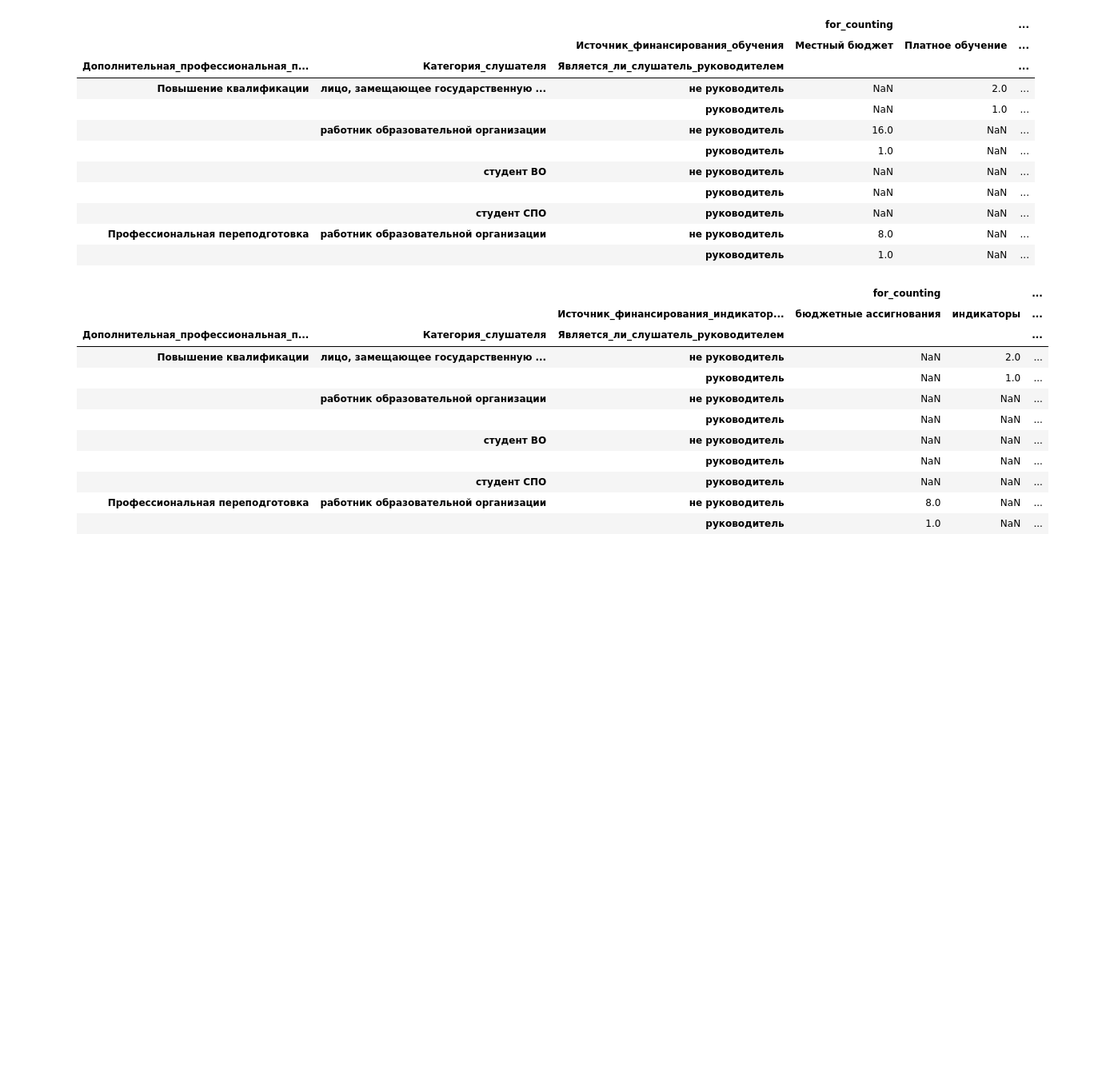
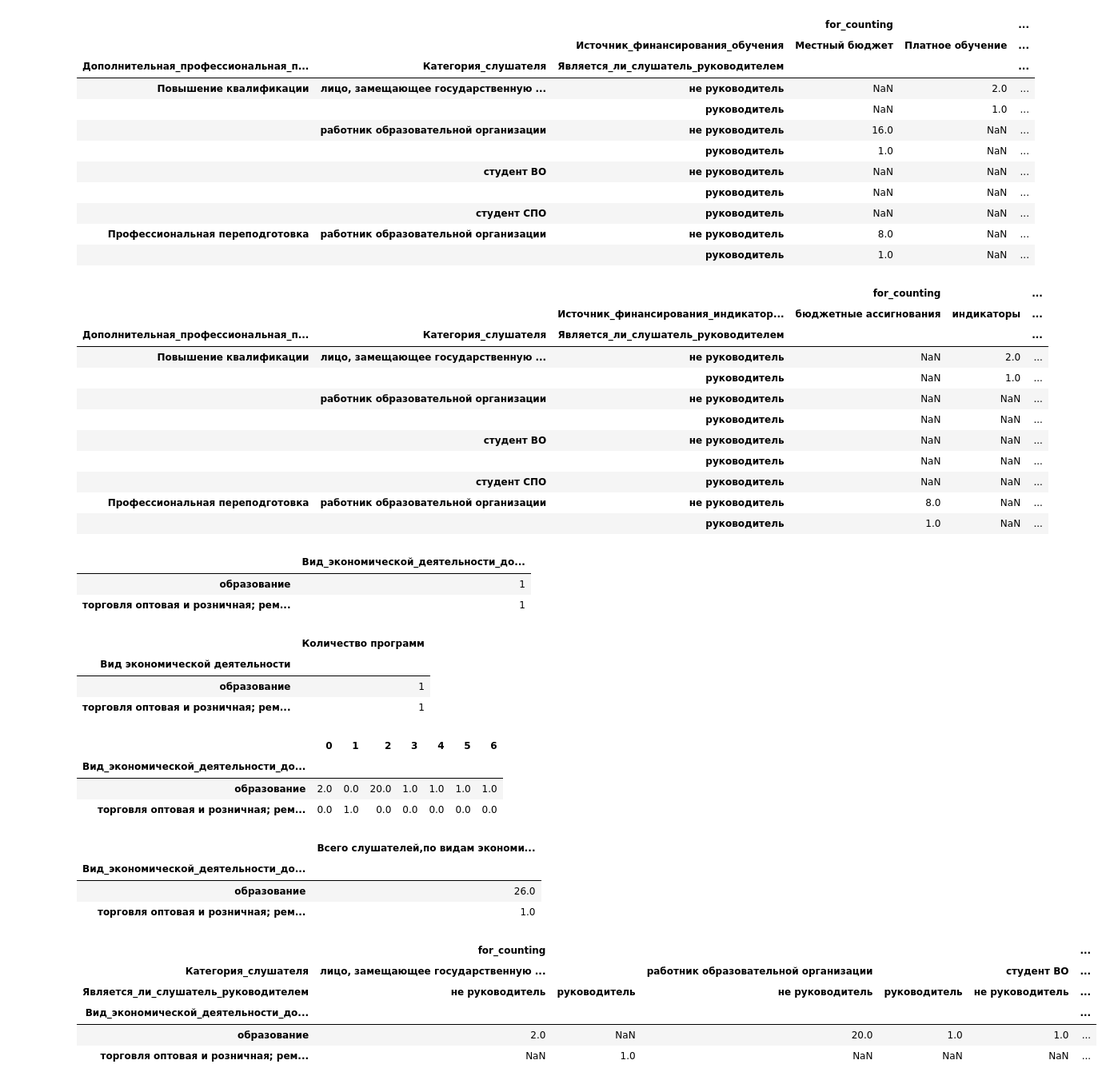
Before and after one commit to t0r1n88/Lindy, a Jupyter notebook: report_1PK.ipynb, the cells around one changed output. Shown at 80% size. Cells and saved outputs as stored; diff of their text form; code cells hidden in the pictures; blank space fills up the shorter version.

Commit message:
Реализовал раздел 2.3.1

```diff
--- a/report_1PK.ipynb
+++ b/report_1PK.ipynb
@@ -901,0 +902,5 @@ wb['Раздел 2.1'].column_dimensions['F'].width = 30
+# %%
+# Создаем раздел 2.3.1
+df_2_3_1_base = df_dpo.copy()
+df_2_3_1_base['for_counting'] = 1
+df_2_3_1 = df_2_3_1_base[df_2_3_1_base['Дополнительная_профессиональная_программа_повышение_квалификации_профессиональная_переподготовка']=='Повышение квалификации']
@@ -901,0 +917,6 @@ wb['Раздел 2.1'].column_dimensions['F'].width = 30
+# %%
+df_2_3_1_quantity_program
+# %% [output]
+|  | Вид_экономической_деятельности_до... |
+| образование | 1 |
+| торговля оптовая и розничная; рем... | 1 |
@@ -901,0 +927,7 @@ wb['Раздел 2.1'].column_dimensions['F'].width = 30
+# %%
+df_2_3_1_quantity_program
+# %% [output]
+|  | Количество программ |
+| Вид экономической деятельности |  |
+| образование | 1 |
+| торговля оптовая и розничная; рем... | 1 |
@@ -901,0 +957,7 @@ wb['Раздел 2.1'].column_dimensions['F'].width = 30
+# %%
+df_2_3_1_category_sum_all
+# %% [output]
+|  | 0 | 1 | 2 | 3 | 4 | 5 | 6 |
+| Вид_экономической_деятельности_до... |  |  |  |  |  |  |  |
+| образование | 2.0 | 0.0 | 20.0 | 1.0 | 1.0 | 1.0 | 1.0 |
+| торговля оптовая и розничная; рем... | 0.0 | 1.0 | 0.0 | 0.0 | 0.0 | 0.0 | 0.0 |
@@ -901,0 +971,7 @@ wb['Раздел 2.1'].column_dimensions['F'].width = 30
+# %%
+df_2_3_1_category_sum_all_out
+# %% [output]
+|  | Всего слушателей,по видам экономи... |
+| Вид_экономической_деятельности_до... |  |
+| образование | 26.0 |
+| торговля оптовая и розничная; рем... | 1.0 |
@@ -901,0 +988,15 @@ wb['Раздел 2.1'].column_dimensions['F'].width = 30
+# %%
+# Считаем суммы по категориям
+df_2_3_1_category= pd.pivot_table(df_2_3_1,index=['Вид_экономической_деятельности_дополнительной_профессиональной_программы'],
+                                 columns=['Категория_слушателя','Является_ли_слушатель_руководителем'],
+                                 values=['for_counting'],
+                                 aggfunc='sum')
+# %%
+df_2_3_1_category
+# %% [output]
+|  | for_counting |  |  |  |  | ... |
+| Категория_слушателя | лицо, замещающее государственную ... |  | работник образовательной организации |  | студент ВО | ... |
+| Является_ли_слушатель_руководителем | не руководитель | руководитель | не руководитель | руководитель | не руководитель | ... |
+| Вид_экономической_деятельности_до... |  |  |  |  |  | ... |
+| образование | 2.0 | NaN | 20.0 | 1.0 | 1.0 | ... |
+| торговля оптовая и розничная; рем... | NaN | 1.0 | NaN | NaN | NaN | ... |
```
Also changed, not shown: parts of 30 cells of this notebook.
